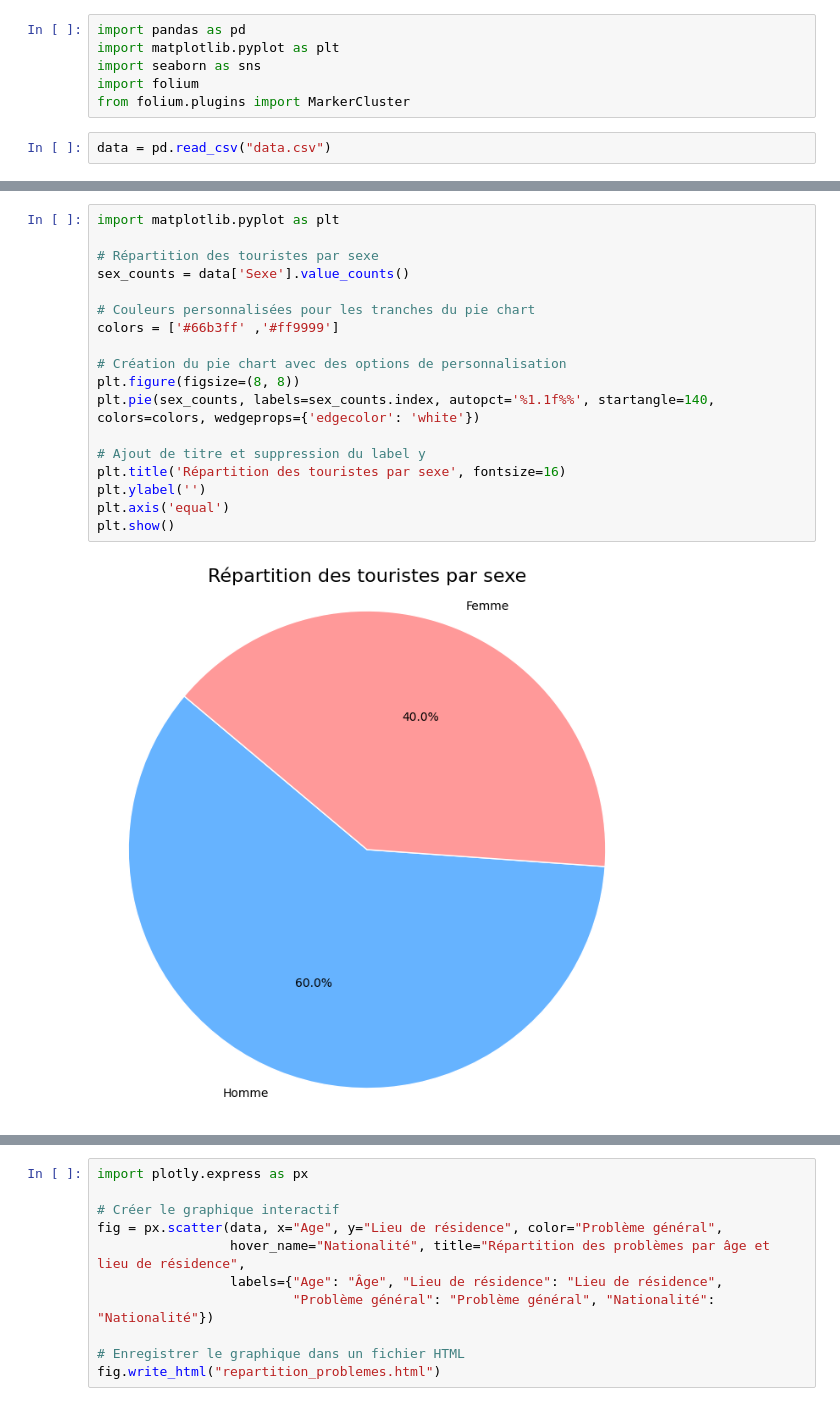
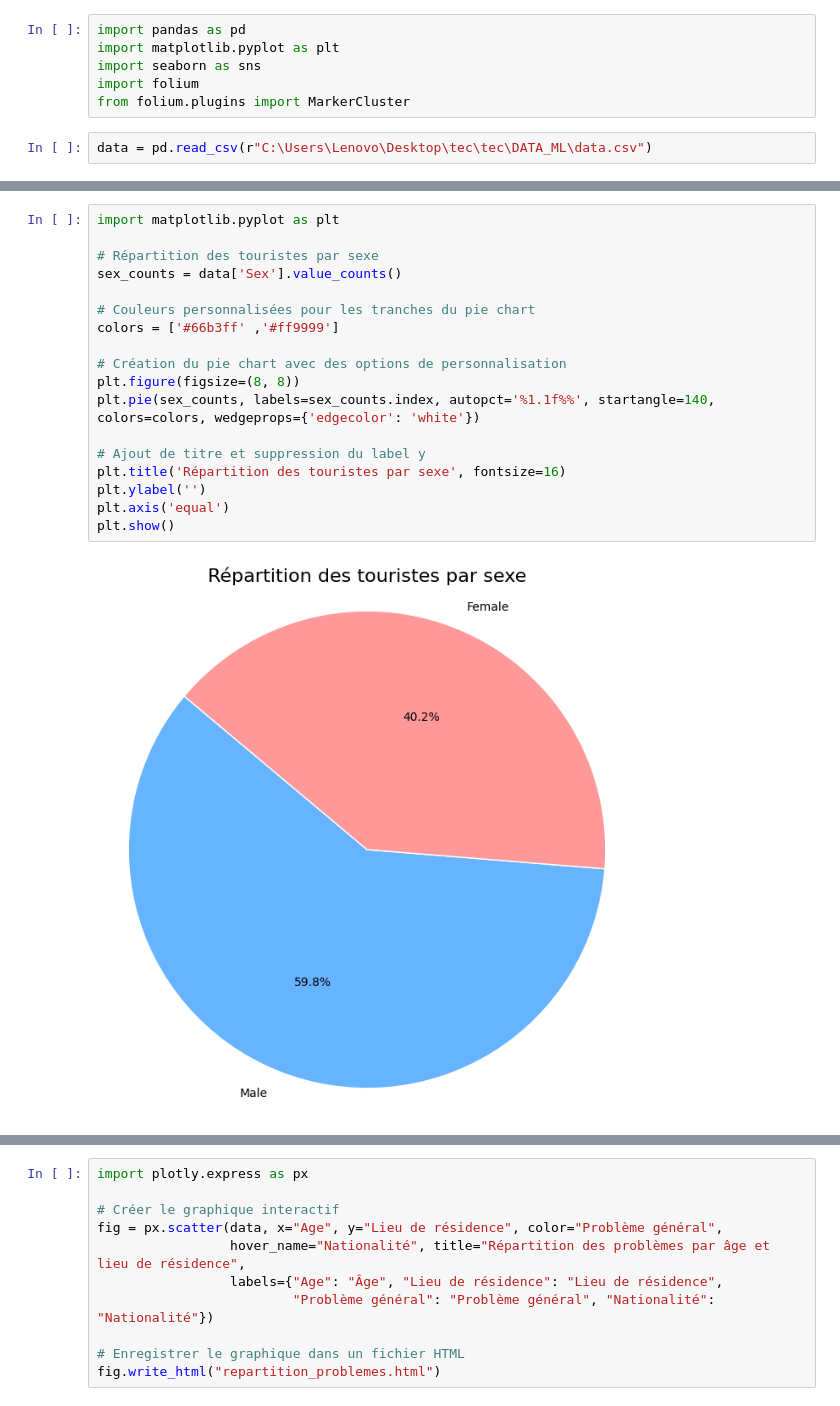
Before and after one commit to abdeladime2003/Canalyse-2025, a Jupyter notebook: DATA_ML/analyses.ipynb, the cells around one changed output, grey strips where cells are left out. Saved outputs shown, nothing was run; the diff lists cells and outputs as text.

```diff
--- a/DATA_ML/analyses.ipynb
+++ b/DATA_ML/analyses.ipynb
@@ -8,4 +8,4 @@ import seaborn as sns
 import folium
 from folium.plugins import MarkerCluster
 # %%
-data = pd.read_csv("data.csv")
+data = pd.read_csv(r"C:\Users\Lenovo\Desktop\tec\tec\DATA_ML\data.csv")
@@ -12,21 +21,21 @@ data = pd.read_csv("data.csv")
 # %%
 import matplotlib.pyplot as plt
 
 # Répartition des touristes par sexe
-sex_counts = data['Sexe'].value_counts()
+sex_counts = data['Sex'].value_counts()
 
 # Couleurs personnalisées pour les tranches du pie chart
 colors = ['#66b3ff' ,'#ff9999']
 
 # Création du pie chart avec des options de personnalisation
 plt.figure(figsize=(8, 8))
 plt.pie(sex_counts, labels=sex_counts.index, autopct='%1.1f%%', startangle=140, colors=colors, wedgeprops={'edgecolor': 'white'})
 
 # Ajout de titre et suppression du label y
 plt.title('Répartition des touristes par sexe', fontsize=16)
 plt.ylabel('')
 plt.axis('equal')
 plt.show()
 # %% [output]
-[figure, old version]
+[figure, new version]
 # %%
```
Also changed, not shown: parts of 5 cells of this notebook, 38 other files.
